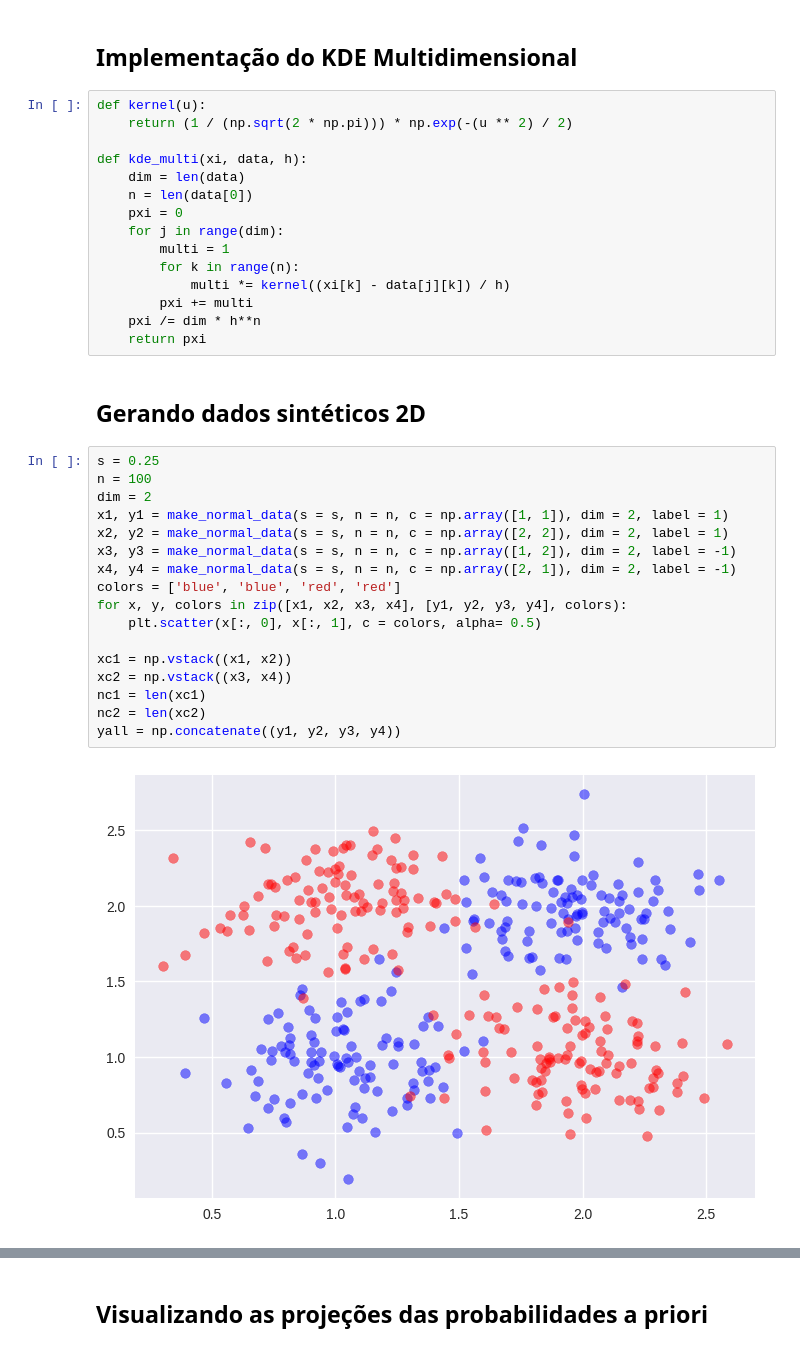
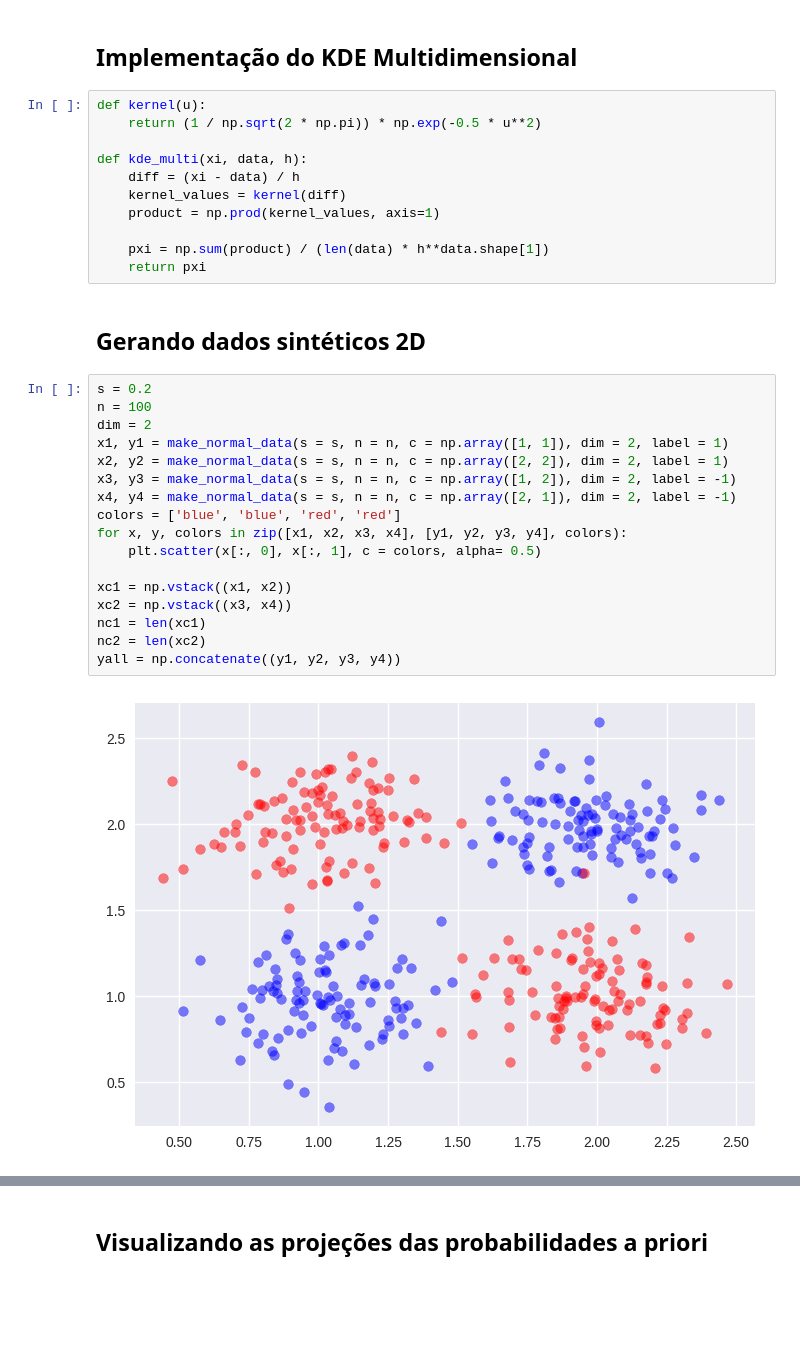
Before and after one commit to muzzidiogo/reconhecimento_de_padroes, a Jupyter notebook: 09_kde2.ipynb, the cells around one changed output, grey strips where cells are left out. Drawn from its saved outputs; the diff is of its cells as text; blank space fills up the shorter version.

```diff
--- a/09_kde2.ipynb
+++ b/09_kde2.ipynb
@@ -11,38 +11,34 @@ plt.style.use('seaborn-v0_8')
 ## Implementação do KDE Multidimensional
 # %%
 def kernel(u):
-    return (1 / (np.sqrt(2 * np.pi))) * np.exp(-(u ** 2) / 2)
+    return (1 / np.sqrt(2 * np.pi)) * np.exp(-0.5 * u**2)
 
 def kde_multi(xi, data, h):
-    dim = len(data)
-    n = len(data[0])
-    pxi = 0
-    for j in range(dim):
-        multi = 1
-        for k in range(n):
-            multi *= kernel((xi[k] - data[j][k]) / h)
-        pxi += multi
-    pxi /= dim * h**n
+    diff = (xi - data) / h
+    kernel_values = kernel(diff)
+    product = np.prod(kernel_values, axis=1)
+
+    pxi = np.sum(product) / (len(data) * h**data.shape[1])
     return pxi
 # %% [markdown]
 ## Gerando dados sintéticos 2D
 # %%
-s = 0.25
+s = 0.2
 n = 100
 dim = 2
 x1, y1 = make_normal_data(s = s, n = n, c = np.array([1, 1]), dim = 2, label = 1)
 x2, y2 = make_normal_data(s = s, n = n, c = np.array([2, 2]), dim = 2, label = 1)
 x3, y3 = make_normal_data(s = s, n = n, c = np.array([1, 2]), dim = 2, label = -1)
 x4, y4 = make_normal_data(s = s, n = n, c = np.array([2, 1]), dim = 2, label = -1)
 colors = ['blue', 'blue', 'red', 'red']
 for x, y, colors in zip([x1, x2, x3, x4], [y1, y2, y3, y4], colors):
     plt.scatter(x[:, 0], x[:, 1], c = colors, alpha= 0.5)
 
 xc1 = np.vstack((x1, x2))
 xc2 = np.vstack((x3, x4))
 nc1 = len(xc1)
 nc2 = len(xc2)
 yall = np.concatenate((y1, y2, y3, y4))
 # %% [output]
-[figure, old version]
+[figure, new version]
 # %%
```
Also changed, not shown: parts of 11 cells of this notebook.
